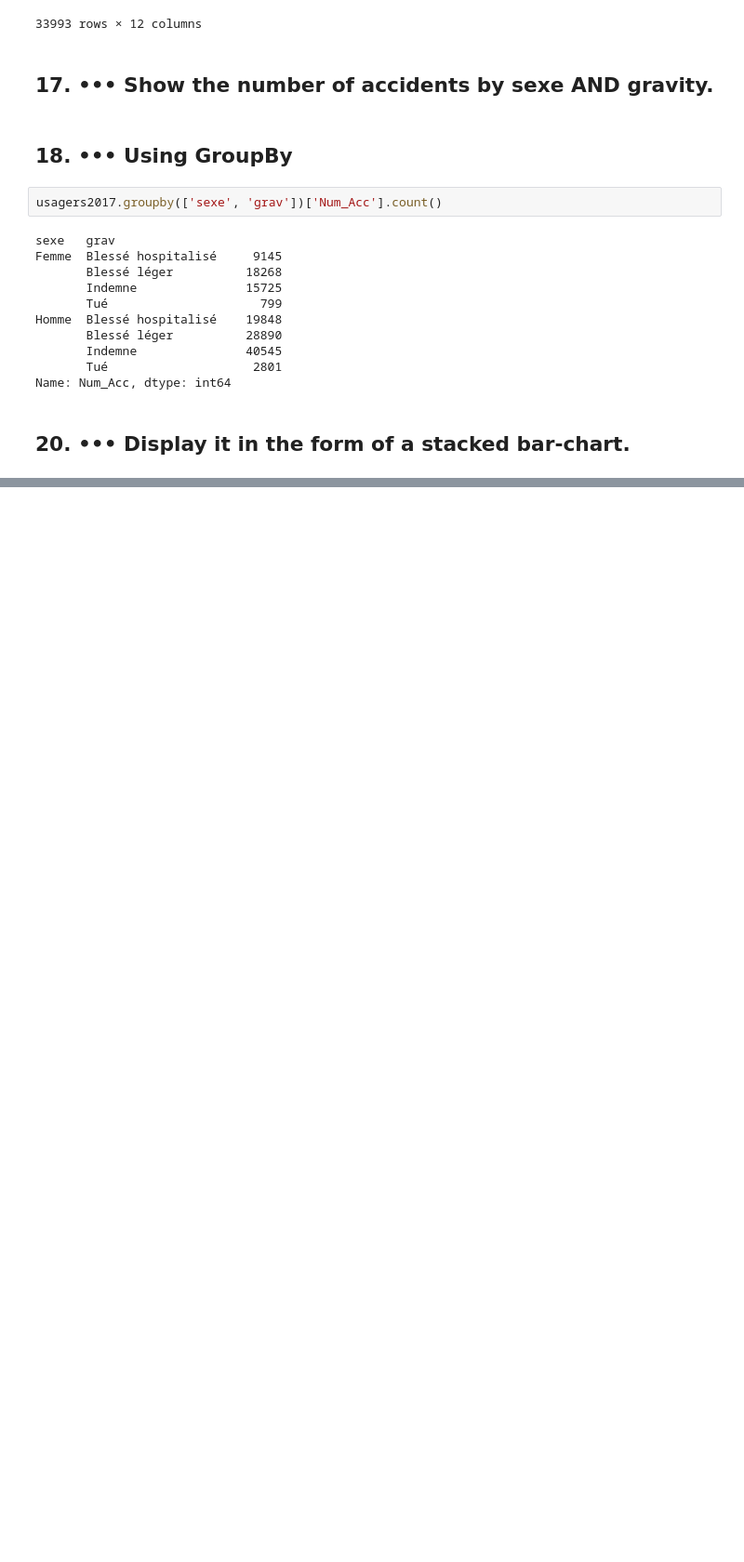
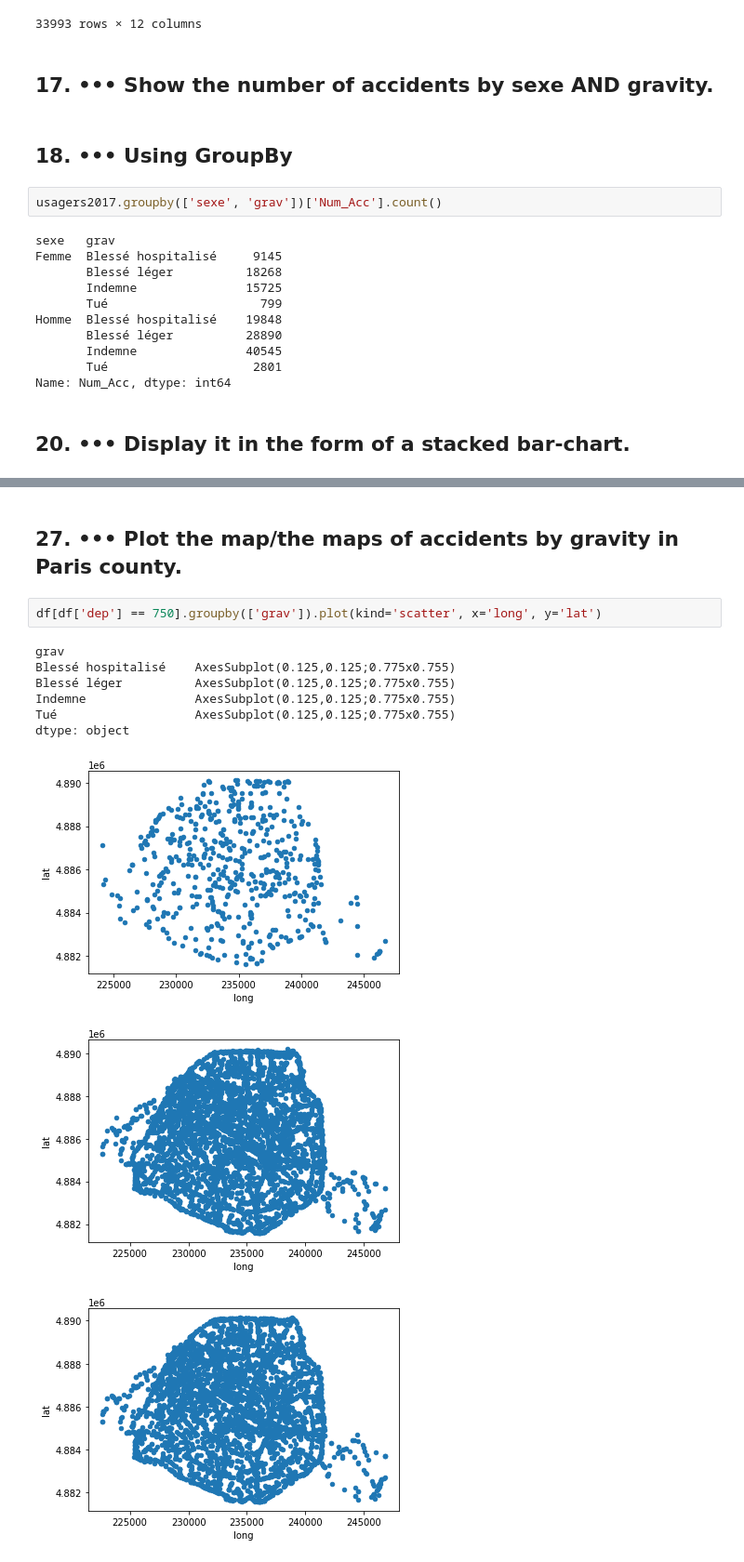
Before and after one commit to DorianMB/PythonProject, a Jupyter notebook: Exercices Pandas.ipynb, the cells around one changed output, grey strips where cells are left out. Shown at 93% size. Drawn from its saved outputs; the diff is of its cells as text; blank space fills up the shorter version.

```diff
--- a/Exercices Pandas.ipynb
+++ b/Exercices Pandas.ipynb
@@ -351,0 +424,14 @@ usagers2017.groupby(['sexe', 'grav'])['Num_Acc'].count().plot(kind='bar', stacke
+# %% [markdown]
+## 27. ••• Plot the map/the maps of accidents by gravity in Paris county.
+# %%
+df[df['dep'] == 750].groupby(['grav']).plot(kind='scatter', x='long', y='lat')
+# %% [output]
+grav
+Blessé hospitalisé    AxesSubplot(0.125,0.125;0.775x0.755)
+Blessé léger          AxesSubplot(0.125,0.125;0.775x0.755)
+Indemne               AxesSubplot(0.125,0.125;0.775x0.755)
+Tué                   AxesSubplot(0.125,0.125;0.775x0.755)
+dtype: object
+[figure, added]
+[figure, added]
+[figure, added]
```
Also changed, not shown: parts of 10 cells of this notebook.
